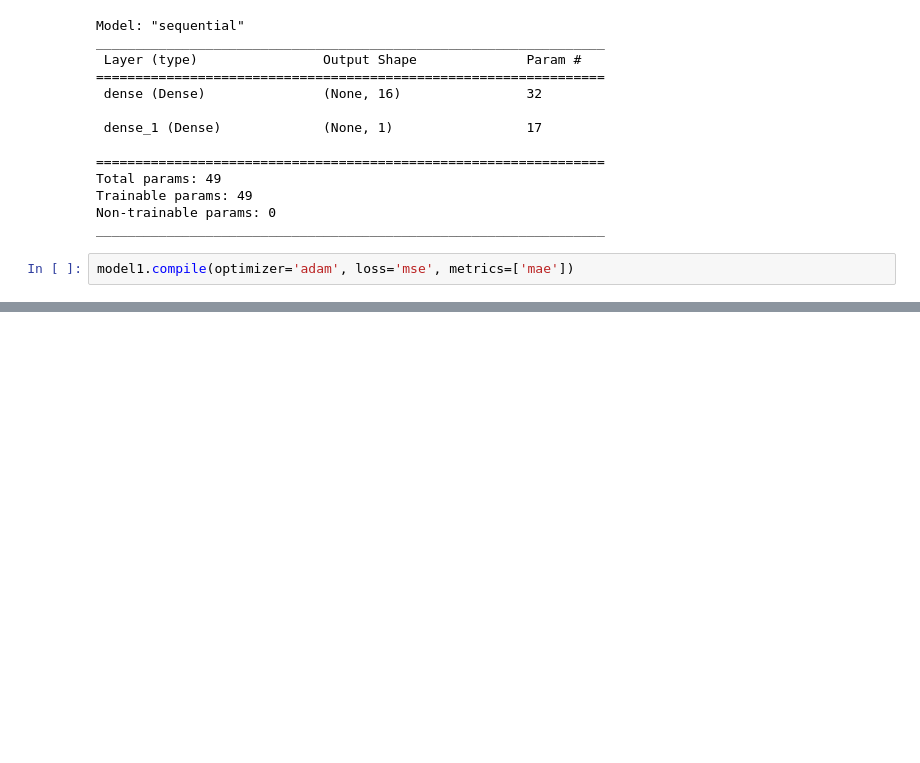
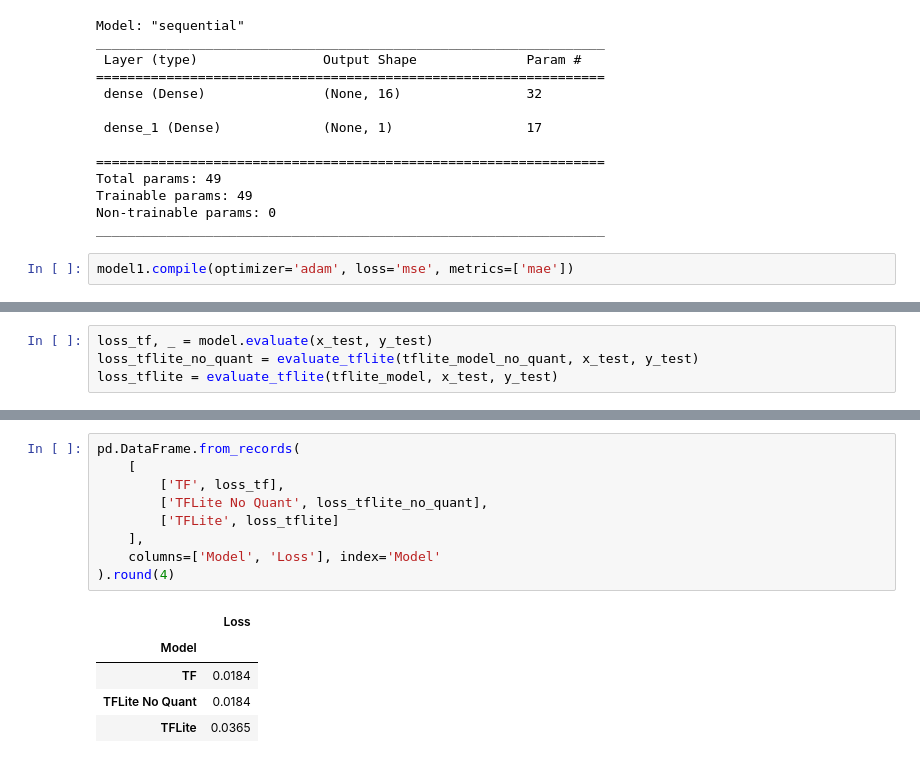
Before and after one commit to kumekay/tfmicro-playground, a Jupyter notebook: tflite_micro_flow.ipynb, the cells around one changed output, grey strips where cells are left out. Drawn from its saved outputs; the diff is of its cells as text; blank space fills up the shorter version.

```diff
--- a/tflite_micro_flow.ipynb
+++ b/tflite_micro_flow.ipynb
@@ -215,0 +261,4 @@ fully_quantize: 0, inference_type: 6, input_inference_type: INT8, output_inferen
+# %%
+loss_tf, _ = model.evaluate(x_test, y_test)
+loss_tflite_no_quant = evaluate_tflite(tflite_model_no_quant, x_test, y_test)
+loss_tflite = evaluate_tflite(tflite_model, x_test, y_test)
@@ -215,0 +267,15 @@ fully_quantize: 0, inference_type: 6, input_inference_type: INT8, output_inferen
+# %%
+pd.DataFrame.from_records(
+    [
+        ['TF', loss_tf],
+        ['TFLite No Quant', loss_tflite_no_quant],
+        ['TFLite', loss_tflite]
+    ],
+    columns=['Model', 'Loss'], index='Model'
+).round(4)
+# %% [output]
+|  | Loss |
+| Model |  |
+| TF | 0.0184 |
+| TFLite No Quant | 0.0184 |
+| TFLite | 0.0365 |
```
Also changed, not shown: parts of 14 cells of this notebook, 8 other files.
